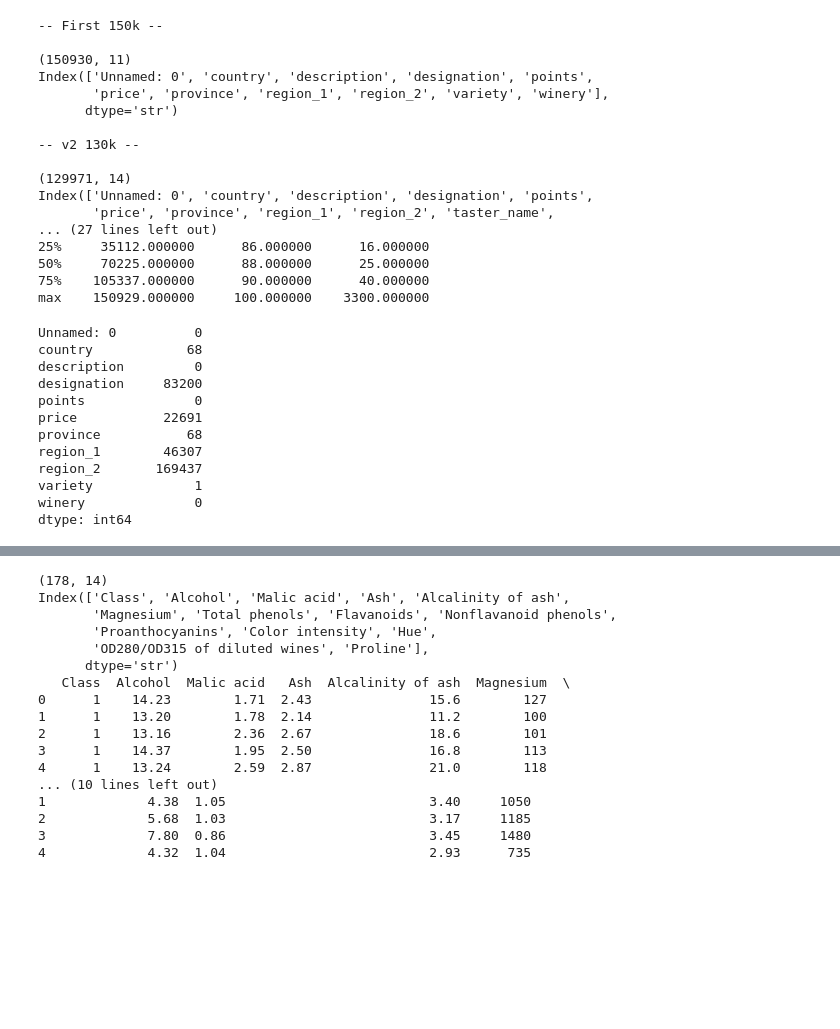
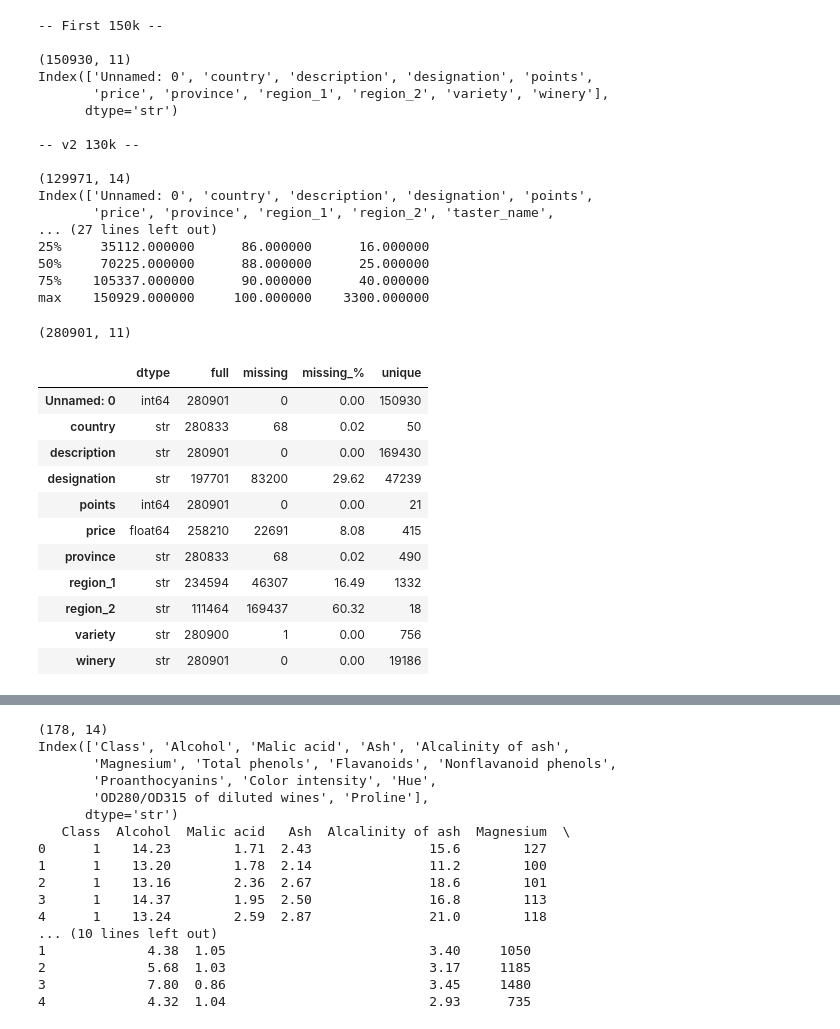
Before and after one commit to AUstundagx/Wine-Quality-Prediction, a Jupyter notebook: notebooks/data.ipynb, the cells around one changed output, grey strips where cells are left out. Cells and saved outputs as stored; diff of their text form; code cells hidden in the pictures; blank space fills up the shorter version.

```diff
--- a/notebooks/data.ipynb
+++ b/notebooks/data.ipynb
@@ -37,19 +39,29 @@ Index(['Unnamed: 0', 'country', 'description', 'designation', 'points',
 50%     70225.000000      88.000000      25.000000
 75%    105337.000000      90.000000      40.000000
 max    150929.000000     100.000000    3300.000000
-# %%
-print(df.isnull().sum())
-df = df.drop(columns=["designation","region_2"])
-# %% [output]
-Unnamed: 0          0
-country            68
-description         0
-designation     83200
-points              0
-price           22691
-province           68
-region_1        46307
-region_2       169437
-variety             1
-winery              0
-dtype: int64
+# %%
+#info about data
+print(df.shape)
+
+summary = pd.DataFrame({
+    "dtype": df.dtypes.astype(str),
+    "full": df.notna().sum(),
+    "missing": df.isna().sum(),
+    "missing_%": (df.isna().mean() * 100).round(2),
+    "unique": df.nunique(),
+})
+summary
+# %% [output]
+(280901, 11)
+|  | dtype | full | missing | missing_% | unique |
+| Unnamed: 0 | int64 | 280901 | 0 | 0.00 | 150930 |
+| country | str | 280833 | 68 | 0.02 | 50 |
+| description | str | 280901 | 0 | 0.00 | 169430 |
+| designation | str | 197701 | 83200 | 29.62 | 47239 |
+| points | int64 | 280901 | 0 | 0.00 | 21 |
+| price | float64 | 258210 | 22691 | 8.08 | 415 |
+| province | str | 280833 | 68 | 0.02 | 490 |
+| region_1 | str | 234594 | 46307 | 16.49 | 1332 |
+| region_2 | str | 111464 | 169437 | 60.32 | 18 |
+| variety | str | 280900 | 1 | 0.00 | 756 |
+| winery | str | 280901 | 0 | 0.00 | 19186 |
```
Also changed, not shown: parts of 3 cells of this notebook.
